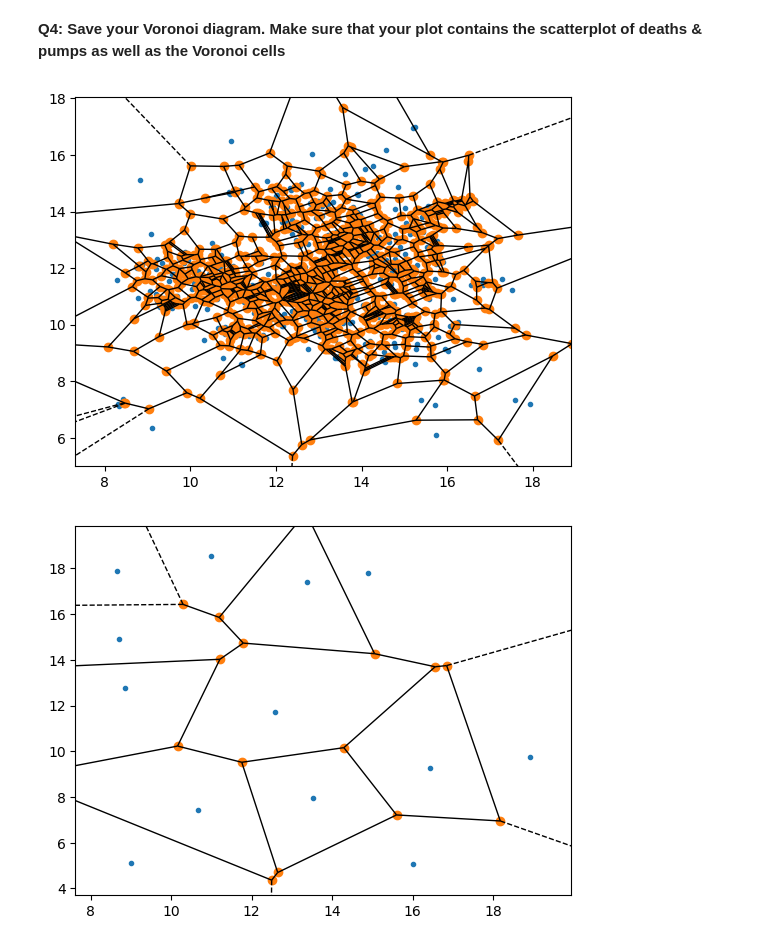
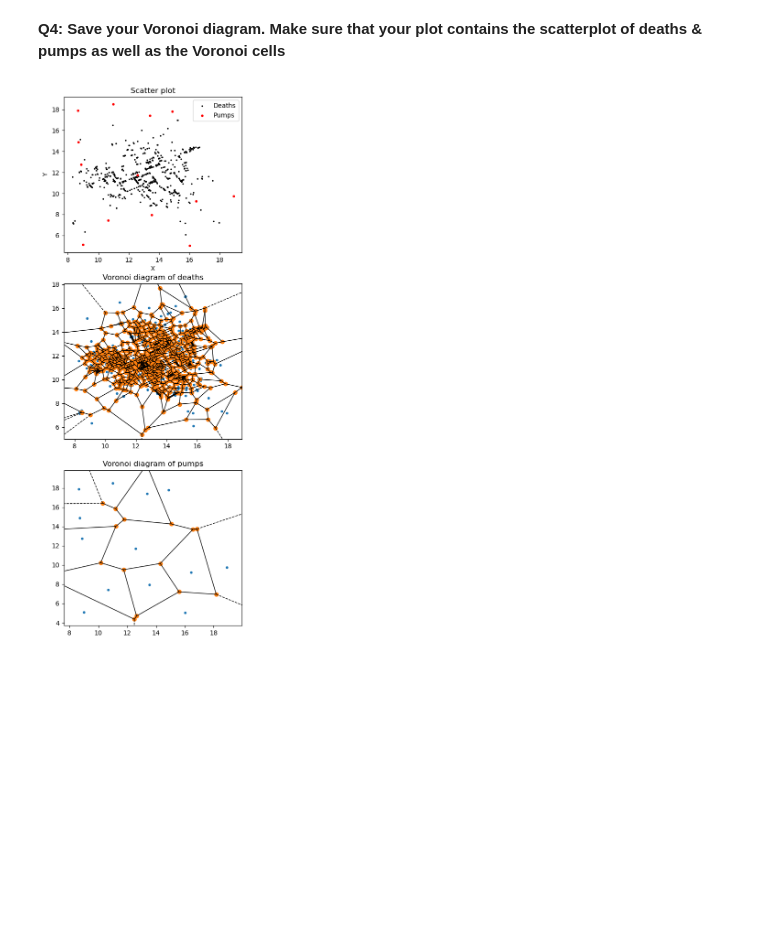
Before and after one commit to miafjensen/Data_visualization_and_analysis_group12, a Jupyter notebook: dsb_s205487.ipynb, the cells around one changed output. Cells and saved outputs as stored; diff of their text form; code cells hidden in the pictures; blank space fills up the shorter version.

```diff
--- a/dsb_s205487.ipynb
+++ b/dsb_s205487.ipynb
@@ -340,16 +340,26 @@ plt.savefig('foo.png')
 [figure]
 # %% [markdown]
 **Q4: Save your Voronoi diagram. Make sure that your plot contains the scatterplot of deaths & pumps as well as the Voronoi cells**
-# %%
-# TODO: your code here
-voronoi_plot_2d(vor_d)
-plt.savefig('s205487_voronoi_d.png')
-
-voronoi_plot_2d(vor_p)
-plt.savefig('s205487_voronoi_p.png')
-# %% [output]
-[figure, removed]
-[figure, removed]
+# %%
+
+f, (ax1, ax2, ax3) = plt.subplots(3,1, figsize=(5,15))
+
+#Scatter plot
+ax1.scatter(x=death_df['X'], y=death_df['Y'], s=2, c='black', label='Deaths')
+ax1.scatter(x=pump_df['X'], y=pump_df['Y'], c='red', s=8, label='Pumps')
+ax1.legend(loc="upper right")
+ax1.set(xlabel='X', ylabel='Y', title="Scatter plot")
+
+
+voronoi_plot_2d(vor_d, ax=ax2)
+ax2.set(title="Voronoi diagram of deaths")
+
+voronoi_plot_2d(vor_p, ax=ax3)
+ax3.set(title="Voronoi diagram of pumps")
+
+plt.savefig('s205487_diagrams.png')
+# %% [output]
+[figure, added]
 # %%
 fig, ax2 = plt.subplots()
 
```
Also changed, not shown: parts of 2 cells of this notebook, 2 other files.
